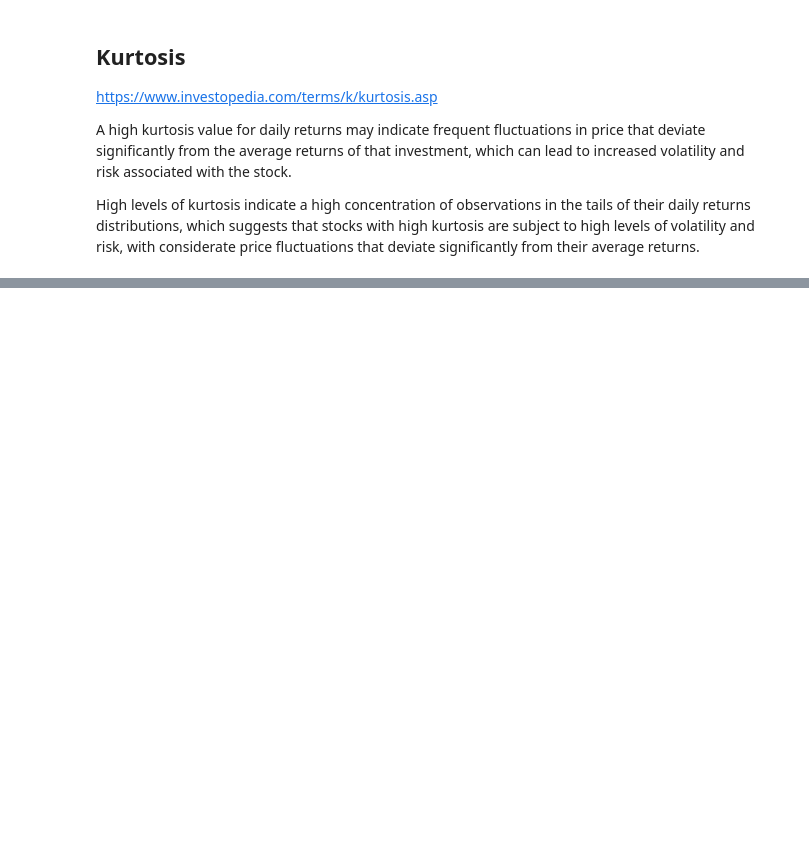
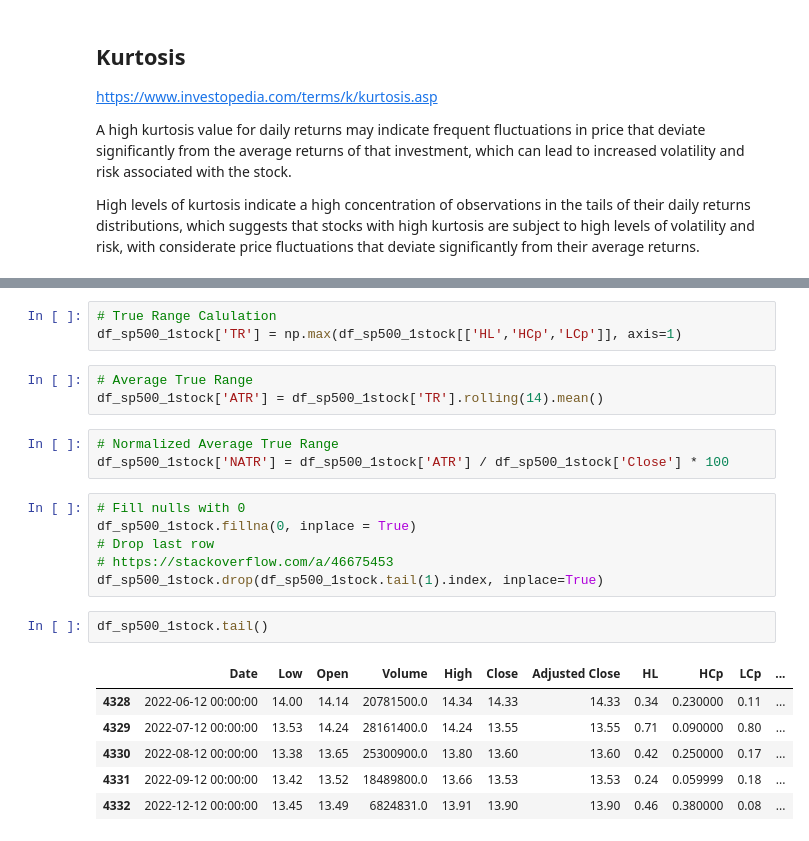
Before and after one commit to farhanarrafi/UNT-CS-Machine-Learning-Project, a Jupyter notebook: MachineLearning_Project.ipynb, the cells around one changed output, grey strips where cells are left out. Cells and saved outputs as stored; diff of their text form; blank space fills up the shorter version.

Commit message:
Added ATR and NATR to data

```diff
--- a/MachineLearning_Project.ipynb
+++ b/MachineLearning_Project.ipynb
@@ -217,0 +253,24 @@ kurt_aapl_2022
+# %%
+# True Range Calulation
+df_sp500_1stock['TR'] = np.max(df_sp500_1stock[['HL','HCp','LCp']], axis=1)
+# %%
+# Average True Range
+df_sp500_1stock['ATR'] = df_sp500_1stock['TR'].rolling(14).mean()
+# %%
+# Normalized Average True Range
+df_sp500_1stock['NATR'] = df_sp500_1stock['ATR'] / df_sp500_1stock['Close'] * 100
+# %%
+# Fill nulls with 0
+df_sp500_1stock.fillna(0, inplace = True)
+# Drop last row
+# https://stackoverflow.com/a/46675453
+df_sp500_1stock.drop(df_sp500_1stock.tail(1).index, inplace=True)
+# %%
+df_sp500_1stock.tail()
+# %% [output]
+|  | Date | Low | Open | Volume | High | Close | Adjusted Close | HL | HCp | LCp | ... |
+| 4328 | 2022-06-12 00:00:00 | 14.00 | 14.14 | 20781500.0 | 14.34 | 14.33 | 14.33 | 0.34 | 0.230000 | 0.11 | ... |
+| 4329 | 2022-07-12 00:00:00 | 13.53 | 14.24 | 28161400.0 | 14.24 | 13.55 | 13.55 | 0.71 | 0.090000 | 0.80 | ... |
+| 4330 | 2022-08-12 00:00:00 | 13.38 | 13.65 | 25300900.0 | 13.80 | 13.60 | 13.60 | 0.42 | 0.250000 | 0.17 | ... |
+| 4331 | 2022-09-12 00:00:00 | 13.42 | 13.52 | 18489800.0 | 13.66 | 13.53 | 13.53 | 0.24 | 0.059999 | 0.18 | ... |
+| 4332 | 2022-12-12 00:00:00 | 13.45 | 13.49 | 6824831.0 | 13.91 | 13.90 | 13.90 | 0.46 | 0.380000 | 0.08 | ... |
```
Also changed, not shown: parts of 17 cells of this notebook.
